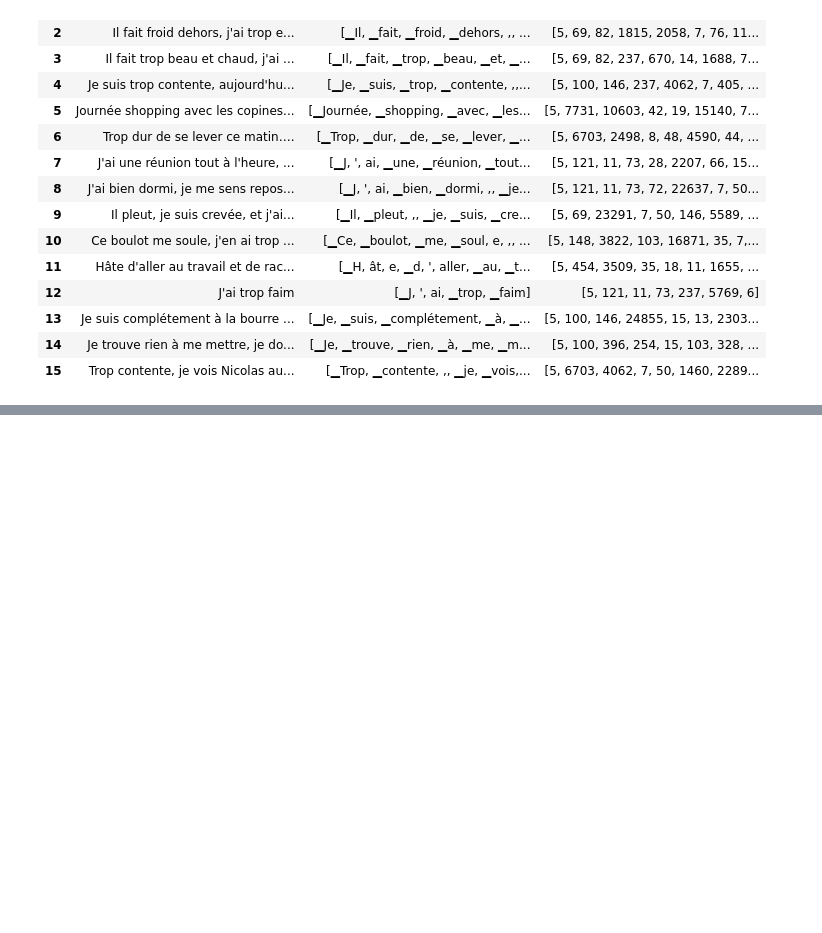
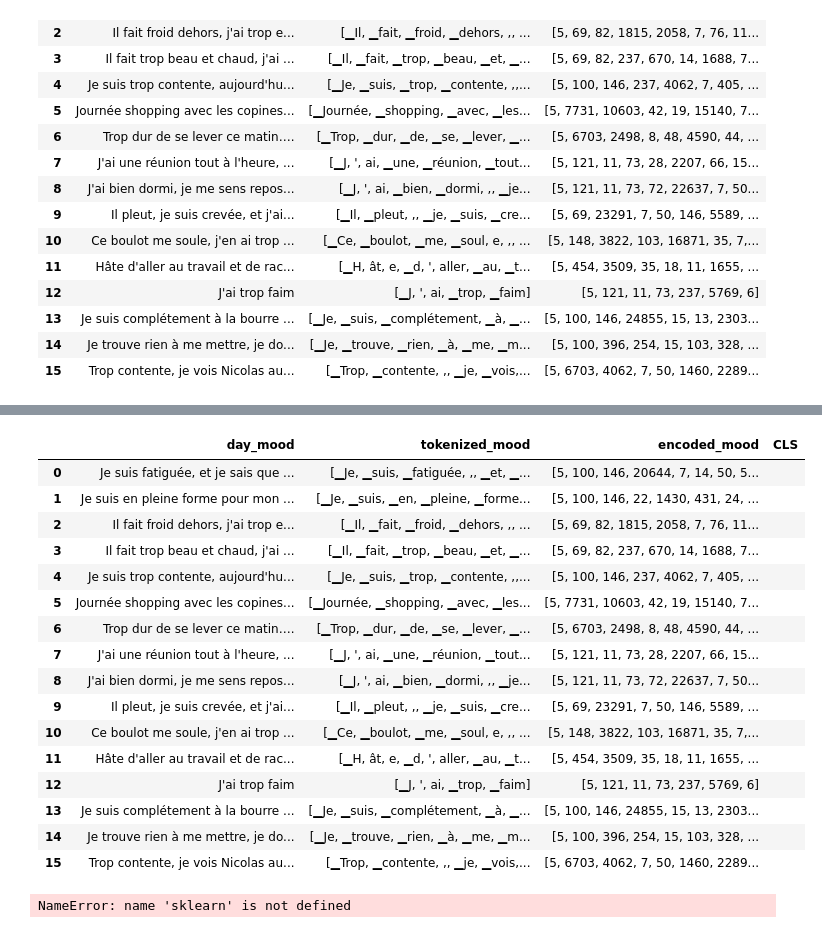
Before and after one commit to Jedha-s-project/Clothes_recommendation, a Jupyter notebook: camembert.ipynb, the cells around one changed output, grey strips where cells are left out. Drawn from its saved outputs; the diff is of its cells as text; code cells hidden in the pictures; blank space fills up the shorter version.

```diff
--- a/camembert.ipynb
+++ b/camembert.ipynb
@@ -262,0 +198,21 @@ df_clothes
+# %%
+df_mood["CLS"] =""
+df_mood
+# %% [output]
+|  | day_mood | tokenized_mood | encoded_mood | CLS |
+| 0 | Je suis fatiguée, et je sais que ... | [▁Je, ▁suis, ▁fatiguée, ,, ▁et, ▁... | [5, 100, 146, 20644, 7, 14, 50, 5... |  |
+| 1 | Je suis en pleine forme pour mon ... | [▁Je, ▁suis, ▁en, ▁pleine, ▁forme... | [5, 100, 146, 22, 1430, 431, 24, ... |  |
+| 2 | Il fait froid dehors, j'ai trop e... | [▁Il, ▁fait, ▁froid, ▁dehors, ,, ... | [5, 69, 82, 1815, 2058, 7, 76, 11... |  |
+| 3 | Il fait trop beau et chaud, j'ai ... | [▁Il, ▁fait, ▁trop, ▁beau, ▁et, ▁... | [5, 69, 82, 237, 670, 14, 1688, 7... |  |
+| 4 | Je suis trop contente, aujourd'hu... | [▁Je, ▁suis, ▁trop, ▁contente, ,,... | [5, 100, 146, 237, 4062, 7, 405, ... |  |
+| 5 | Journée shopping avec les copines... | [▁Journée, ▁shopping, ▁avec, ▁les... | [5, 7731, 10603, 42, 19, 15140, 7... |  |
+| 6 | Trop dur de se lever ce matin…. | [▁Trop, ▁dur, ▁de, ▁se, ▁lever, ▁... | [5, 6703, 2498, 8, 48, 4590, 44, ... |  |
+| 7 | J'ai une réunion tout à l'heure, ... | [▁J, ', ai, ▁une, ▁réunion, ▁tout... | [5, 121, 11, 73, 28, 2207, 66, 15... |  |
+| 8 | J'ai bien dormi, je me sens repos... | [▁J, ', ai, ▁bien, ▁dormi, ,, ▁je... | [5, 121, 11, 73, 72, 22637, 7, 50... |  |
+| 9 | Il pleut, je suis crevée, et j'ai... | [▁Il, ▁pleut, ,, ▁je, ▁suis, ▁cre... | [5, 69, 23291, 7, 50, 146, 5589, ... |  |
+| 10 | Ce boulot me soule, j'en ai trop ... | [▁Ce, ▁boulot, ▁me, ▁soul, e, ,, ... | [5, 148, 3822, 103, 16871, 35, 7,... |  |
+| 11 | Hâte d'aller au travail et de rac... | [▁H, ât, e, ▁d, ', aller, ▁au, ▁t... | [5, 454, 3509, 35, 18, 11, 1655, ... |  |
+| 12 | J'ai trop faim | [▁J, ', ai, ▁trop, ▁faim] | [5, 121, 11, 73, 237, 5769, 6] |  |
+| 13 | Je suis complétement à la bourre ... | [▁Je, ▁suis, ▁complétement, ▁à, ▁... | [5, 100, 146, 24855, 15, 13, 2303... |  |
+| 14 | Je trouve rien à me mettre, je do... | [▁Je, ▁trouve, ▁rien, ▁à, ▁me, ▁m... | [5, 100, 396, 254, 15, 103, 328, ... |  |
+| 15 | Trop contente, je vois Nicolas au... | [▁Trop, ▁contente, ,, ▁je, ▁vois,... | [5, 6703, 4062, 7, 50, 1460, 2289... |  |
@@ -262,0 +228,5 @@ df_clothes
+# %%
+test_cos_similarity = sklearn.metrics.pairwise.cosine_similarity(X,Y)
+test_cos_similarity
+# %% [output]
+NameError: name 'sklearn' is not defined
```
Also changed, not shown: parts of 20 cells of this notebook, 14 other files.
